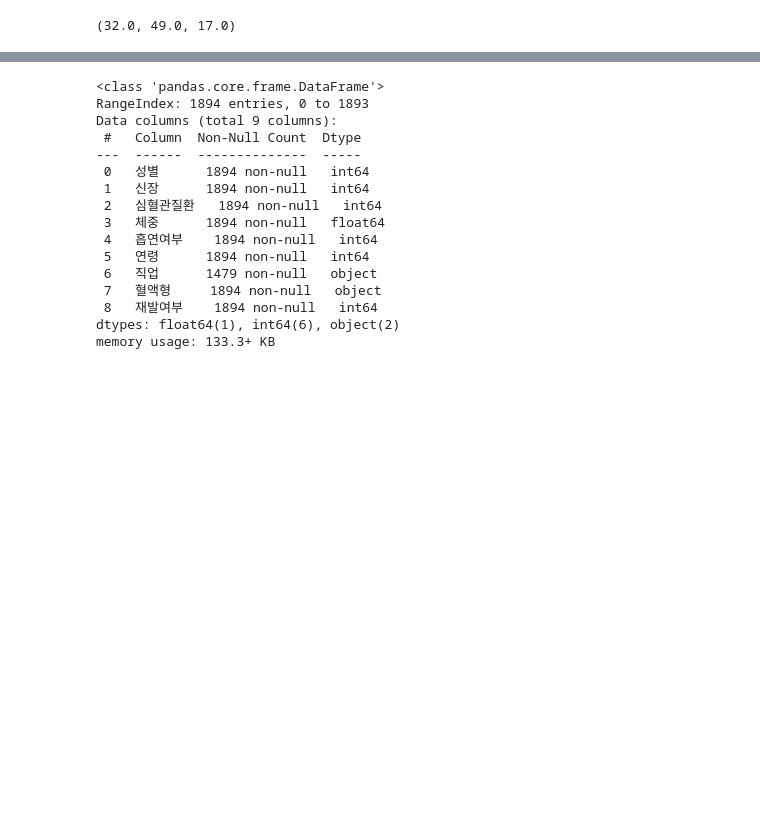
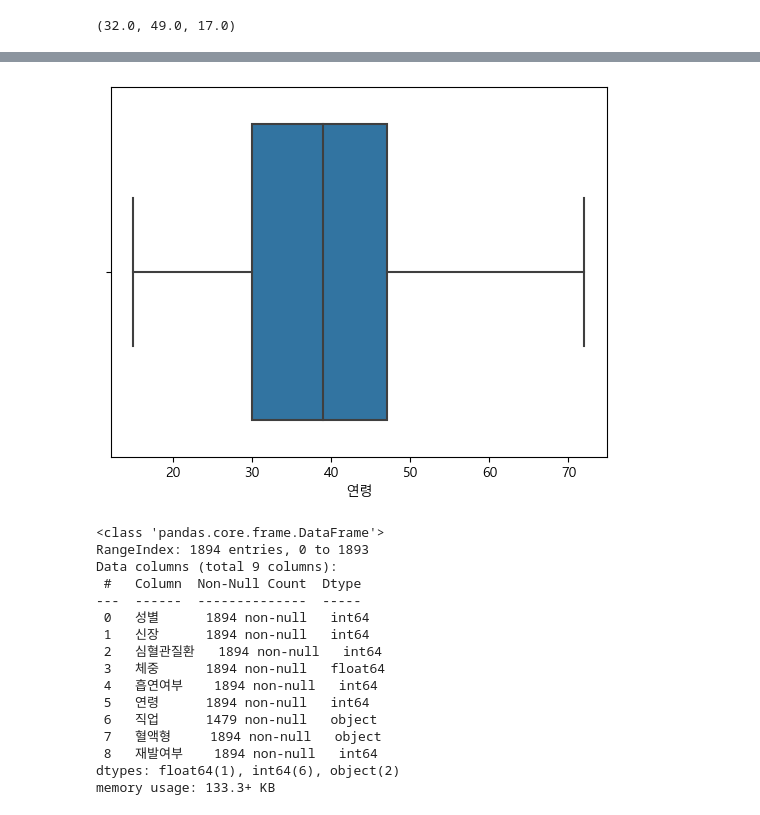
Before and after one commit to araya1203/study_data_analytics, a Jupyter notebook: codes/DDA/RecurrenceOfSurgery_DDA_quests.ipynb, the cells around one changed output, grey strips where cells are left out. Cells and saved outputs as stored; diff of their text form; code cells hidden in the pictures; blank space fills up the shorter version.

```diff
--- a/codes/DDA/RecurrenceOfSurgery_DDA_quests.ipynb
+++ b/codes/DDA/RecurrenceOfSurgery_DDA_quests.ipynb
@@ -181,8 +200,8 @@ max        86.000000
 Name: 연령, dtype: float64
 # %%
 # Q1 , Q3 구하기
-Q1 = df_ROS_forpatient['연령'].describe()['25%']
-Q3 = df_ROS_forpatient['연령'].describe()['75%']
+Q1 = df_ROS_forpatient_dropna['연령'].describe()['25%']
+Q3 = df_ROS_forpatient_dropna['연령'].describe()['75%']
 IQR = Q3 -Q1
 # %%
 Q1, Q3, IQR
@@ -196,0 +216,4 @@ bound_low, bound_up
+# %%
+#filler
+condition = (df_ROS_forpatient_dropna['연령'] < bound_up) # 긍정 조건 변환
+condition
@@ -197 +233,8 @@ bound_low, bound_up
+# %%
+df_ROS_condition = df_ROS_forpatient_dropna[condition]
+# %%
+sns.boxplot(df_ROS_condition, x='연령')
+plt.show()
+# %% [output]
+[figure, added]
 # %%
```
Also changed, not shown: parts of 7 cells of this notebook.
